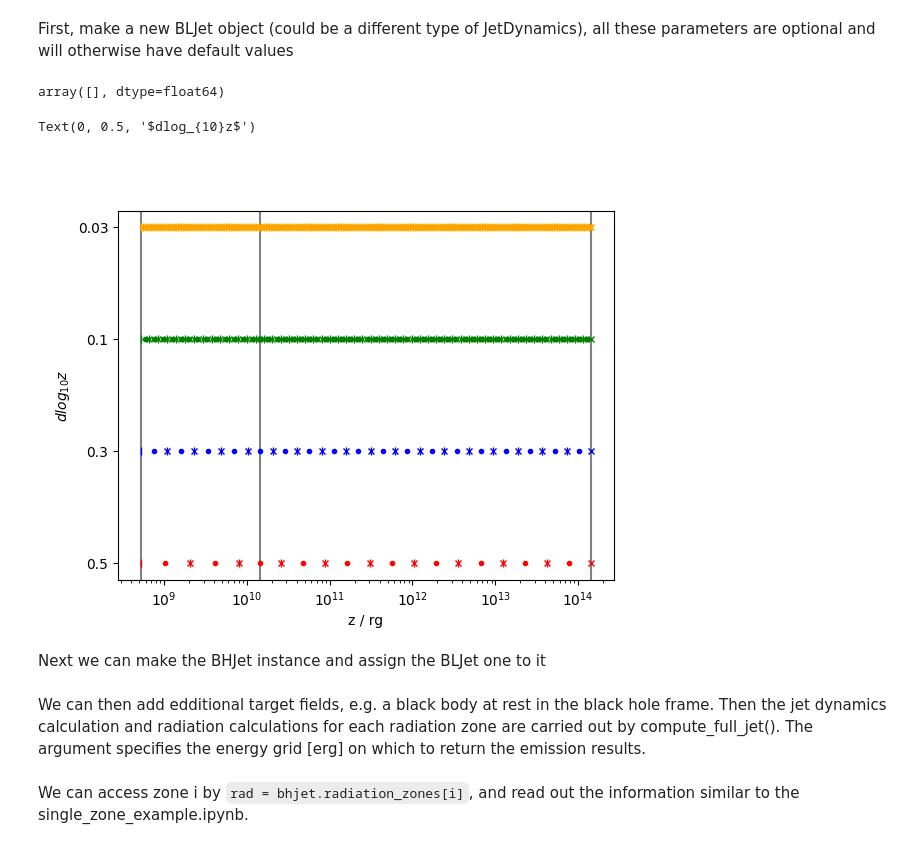
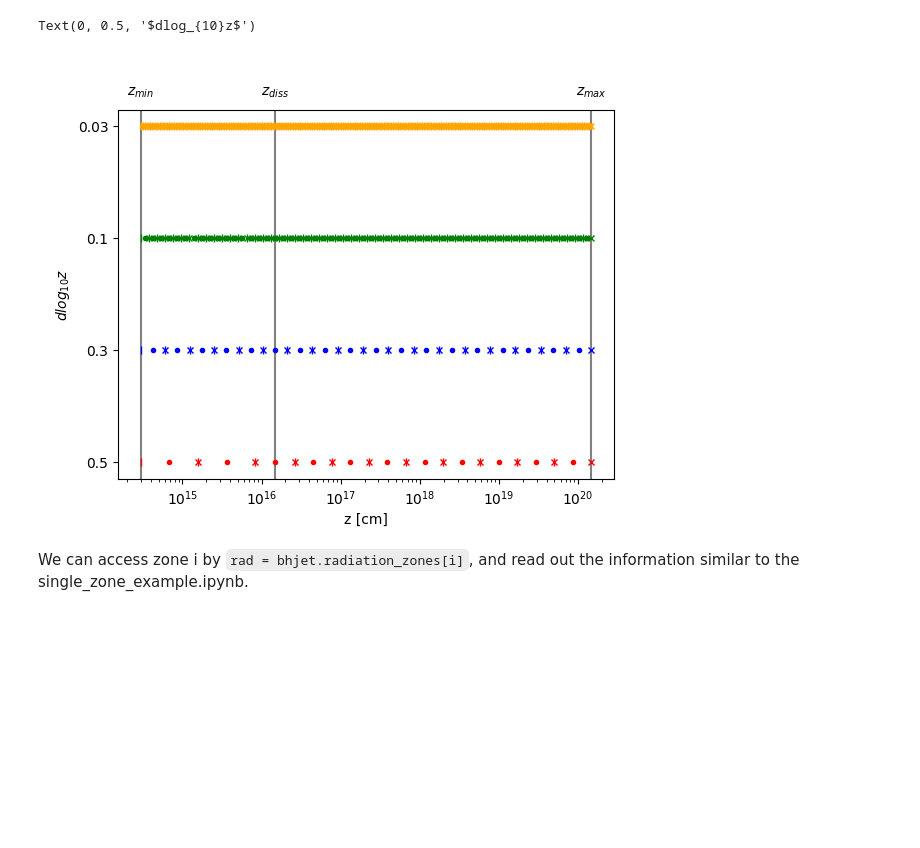
Before and after one commit to maklinger/BHJet, a Jupyter notebook: examples/bhjet_example_discretisation.ipynb, the cells around one changed output. Drawn from its saved outputs; the diff is of its cells as text; code cells hidden in the pictures; blank space fills up the shorter version.

```diff
--- a/examples/bhjet_example_discretisation.ipynb
+++ b/examples/bhjet_example_discretisation.ipynb
@@ -8,6 +10,7 @@ erg2eV = 6.242e+11 # 1erg in eV
 eV2erg = 1/erg2eV
 c = 3e10 # cm/s
 pc = 3.086e18 # cm
-# %% [markdown]
-First, make a new BLJet object (could be a different type of JetDynamics), all these parameters are optional and will otherwise have default values
+# %%
+sim_type = "M87" # M87 or xrb
+dlgzs = [0.5, 0.3, 0.1, 0.03]
 # %%
@@ -78,29 +74,25 @@ for dlgz in dlgzs:
-# %%
-bljet = bljets[0]
-bljet.get_z_min_grid()
-# %% [output]
-array([], dtype=float64)
 # %%
 fig, ax = plt.subplots()
 cols = ["r", "b", "g", "orange", "c"]
 height = 0
 for i in range(len(dlgzs)):
     bljet = bljets[i]
     bljet.compute_jet_dynamics()
     ax.semilogx(bljet.get_z_min_grid(), height*np.ones_like(bljet.get_z_min_grid()), ls="", marker="|", c=cols[i])
     ax.semilogx(bljet.get_z_center_grid(), height*np.ones_like(bljet.get_z_min_grid()), ls="", marker=".", c=cols[i])
     ax.semilogx(bljet.get_z_min_grid()+bljet.get_z_height_grid(), height*np.ones_like(bljet.get_z_min_grid()), ls="", marker="x", c=cols[i], ms=4)
     height += 1
 ax.axvline(bljet.z_jet_launching*bljet.r_g, zorder=0, c="grey")
+ax.text(bljet.z_jet_launching*bljet.r_g, height-0.7, r"$z_{min}$", va='center', ha="center")
 ax.axvline(bljet.z_dissipation*bljet.r_g, zorder=0, c="grey")
+ax.text(bljet.z_dissipation*bljet.r_g, height-0.7, r"$z_{diss}$", va='center', ha="center")
 ax.axvline(bljet.z_max_calculation*bljet.r_g, zorder=0, c="grey")
-ax.set_xlabel("z / rg")
+ax.text(bljet.z_max_calculation*bljet.r_g, height-0.7, r"$z_{max}$", va='center', ha="center")
+ax.set_xlabel("z [cm]")
 ax.set_yticks(np.arange(len(dlgzs)))
 ax.set_yticklabels(dlgzs)
 ax.set_ylabel(r"$dlog_{10}z$")
 # %% [output]
 Text(0, 0.5, '$dlog_{10}z$')
-[figure, old version]
+[figure, new version]
-# %% [markdown]
-Next we can make the BHJet instance and assign the BLJet one to it
 # %%
@@ -134,3 +122 @@ for i in range(len(dlgzs)):
-# %% [markdown]
-We can then add edditional target fields, e.g. a black body at rest in the black hole frame. Then the jet dynamics calculation and radiation calculations for each radiation zone are carried out by compute_full_jet(). The argument specifies the energy grid [erg] on which to return the emission results.
 # %%
```
Also changed, not shown: parts of 22 cells of this notebook, 2 other files.
